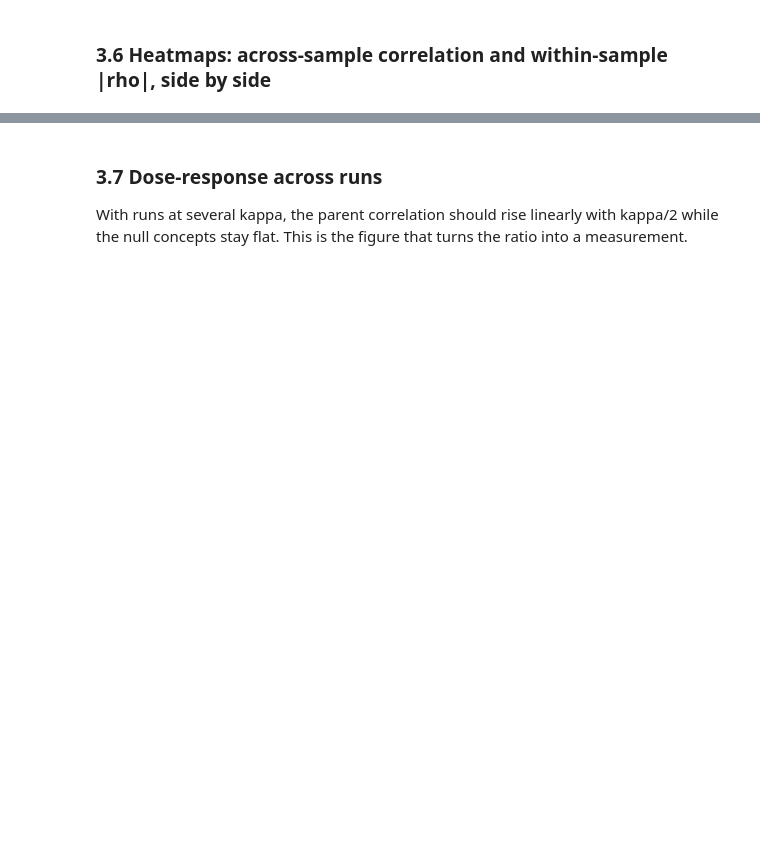
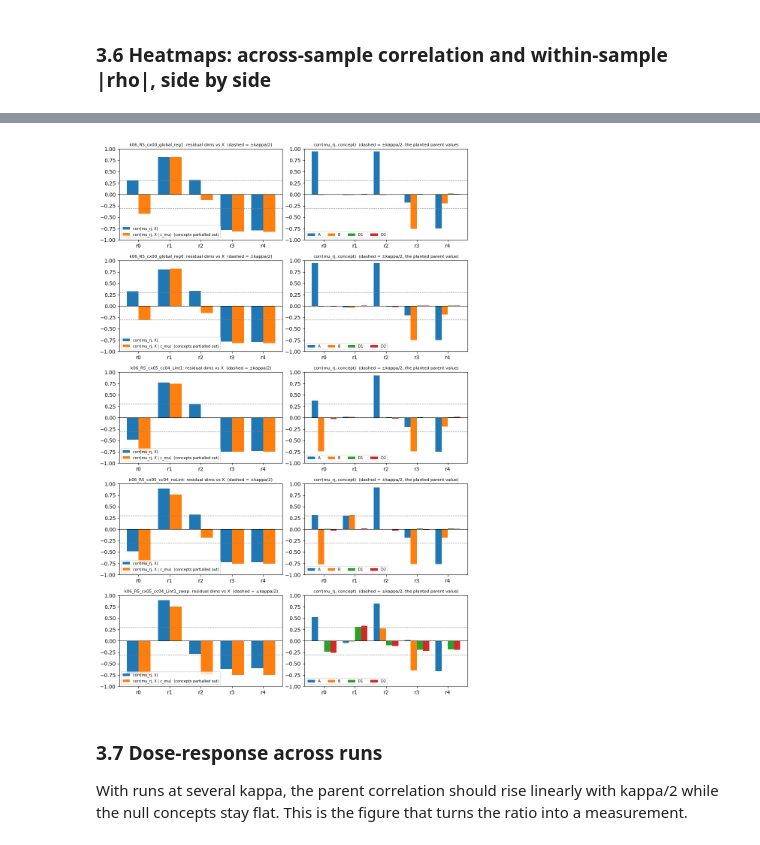
Before and after one commit to stephenmarcou/SCBM_implementation, a Jupyter notebook: mnist_planted_cov_analysis.ipynb, the cells around one changed output, grey strips where cells are left out. Cells and saved outputs as stored; diff of their text form; code cells hidden in the pictures; blank space fills up the shorter version.

```diff
--- a/mnist_planted_cov_analysis.ipynb
+++ b/mnist_planted_cov_analysis.ipynb
@@ -739,3 +825,31 @@ if n:
+# %%
+n = len(LOADED)
+if n:
+    fig, axes = plt.subplots(n, 2, figsize=(10, 3.0 * n), squeeze=False)
+    for r, (label, L) in enumerate(LOADED.items()):
+        d = L["test"]; C, R = d["C"], d["R"]; k = L["kappa"]
+        res, X = d["res_mu"], d["X"]; cleaned = ols_clean(res, d["c_mu"])
+        raw  = np.array([np.corrcoef(res[:, j], X)[0, 1] for j in range(R)])
+        part = np.array([np.corrcoef(cleaned[:, j], X)[0, 1] for j in range(R)])
+        xs = np.arange(R); w = 0.38
+        ax = axes[r, 0]
+        ax.bar(xs - w/2, raw,  w, label="corr(mu_rj, X)")
+        ax.bar(xs + w/2, part, w, label="corr(mu_rj, X | c_mu)  (concepts partialled out)")
+        ax.axhline(0, color="k", lw=0.8); ax.axhline(k/2, color="grey", ls="--", lw=0.8)
+        ax.axhline(-k/2, color="grey", ls="--", lw=0.8)
+        ax.set_xticks(xs); ax.set_xticklabels([f"r{j}" for j in range(R)]); ax.set_ylim(-1, 1)
+        ax.set_title(f"{label[:30]}: residual dims vs X  (dashed = ±kappa/2)", fontsize=8); ax.legend(fontsize=7, loc="lower left")
+        # right: signed corr of each dim with each concept (true bits), grouped by dim
+        ax = axes[r, 1]; cw = 0.8 / C
+        for i in range(C):
+            v = [np.corrcoef(res[:, j], d["c_true"][:, i])[0, 1] for j in range(R)]
+            ax.bar(xs - 0.4 + cw * (i + 0.5), v, cw, label=CONCEPTS[i])
+        ax.axhline(0, color="k", lw=0.8); ax.axhline(k/2, color="grey", ls="--", lw=0.8); ax.axhline(-k/2, color="grey", ls="--", lw=0.8)
+        ax.set_xticks(xs); ax.set_xticklabels([f"r{j}" for j in range(R)]); ax.set_ylim(-1, 1)
+        ax.set_title("corr(mu_rj, concept)  (dashed = ±kappa/2, the planted parent value)", fontsize=8); ax.legend(fontsize=7, ncol=4, loc="lower left")
+    plt.tight_layout(); plt.show()
+# %% [output]
+[figure, added]
 # %% [markdown]
 ### 3.7 Dose-response across runs
 
```
Also changed, not shown: parts of 29 cells of this notebook, 2 other files.
